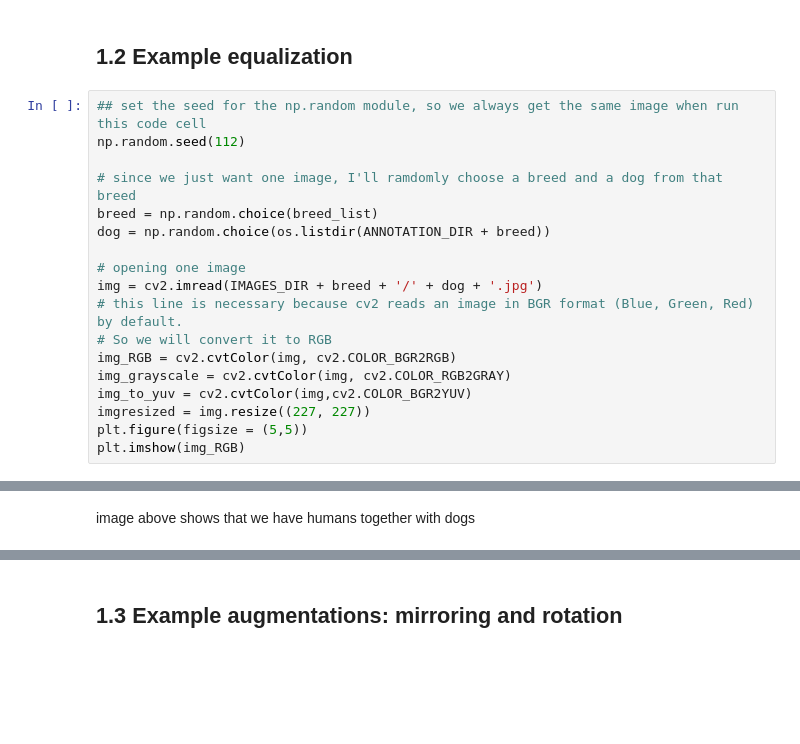
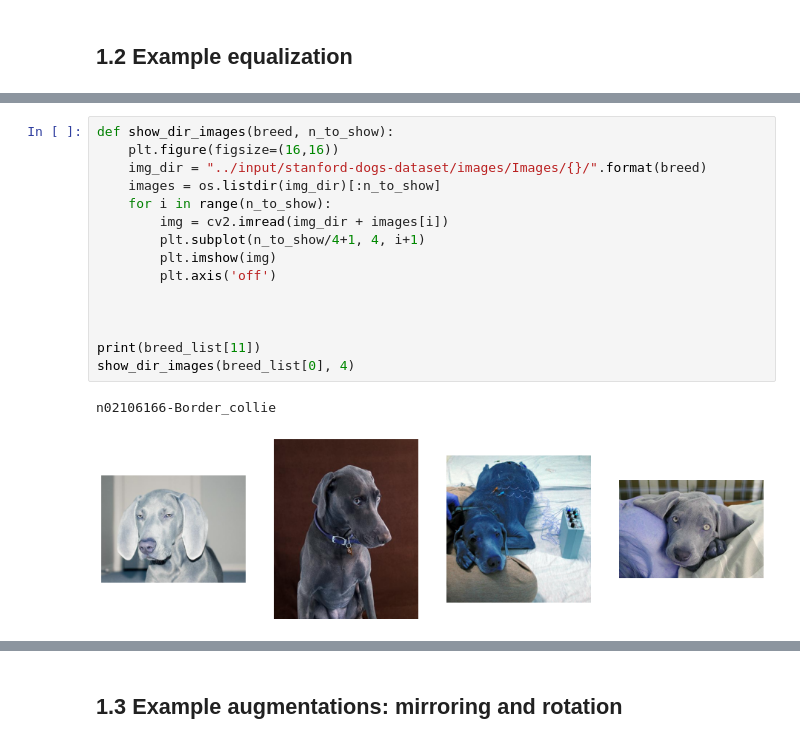
Before and after one commit to opsabarsec/Dog-pictures-classification-by-Deep-Learning, a Jupyter notebook: notebooks/Stanford_dogs_classifier_part1.ipynb, the cells around one changed output, grey strips where cells are left out. Drawn from its saved outputs; the diff is of its cells as text; blank space fills up the shorter version.

```diff
--- a/notebooks/Stanford_dogs_classifier_part1.ipynb
+++ b/notebooks/Stanford_dogs_classifier_part1.ipynb
@@ -110,20 +88,2 @@ filtered_breeds[:12]
 # %% [markdown]
 ## 1.2 Example equalization
-# %%
-## set the seed for the np.random module, so we always get the same image when run this code cell
-np.random.seed(112)
-
-# since we just want one image, I'll ramdomly choose a breed and a dog from that breed
-breed = np.random.choice(breed_list)
-dog = np.random.choice(os.listdir(ANNOTATION_DIR + breed))
-
-# opening one image
-img = cv2.imread(IMAGES_DIR + breed + '/' + dog + '.jpg')
-# this line is necessary because cv2 reads an image in BGR format (Blue, Green, Red) by default.
-# So we will convert it to RGB
-img_RGB = cv2.cvtColor(img, cv2.COLOR_BGR2RGB)
-img_grayscale = cv2.cvtColor(img, cv2.COLOR_RGB2GRAY)
-img_to_yuv = cv2.cvtColor(img,cv2.COLOR_BGR2YUV)
-imgresized = img.resize((227, 227))
-plt.figure(figsize = (5,5))
-plt.imshow(img_RGB)
@@ -133,2 +90,18 @@ plt.imshow(img_RGB)
-# %% [markdown]
-image above shows that we have humans together with dogs
+# %%
+def show_dir_images(breed, n_to_show):
+    plt.figure(figsize=(16,16))
+    img_dir = "../input/stanford-dogs-dataset/images/Images/{}/".format(breed)
+    images = os.listdir(img_dir)[:n_to_show]
+    for i in range(n_to_show):
+        img = cv2.imread(img_dir + images[i])
+        plt.subplot(n_to_show/4+1, 4, i+1)
+        plt.imshow(img)
+        plt.axis('off')
+
+
+
+print(breed_list[11])
+show_dir_images(breed_list[0], 4)
+# %% [output]
+n02106166-Border_collie
+[figure, added]
```
Also changed, not shown: parts of 59 cells of this notebook, 1 other file.
